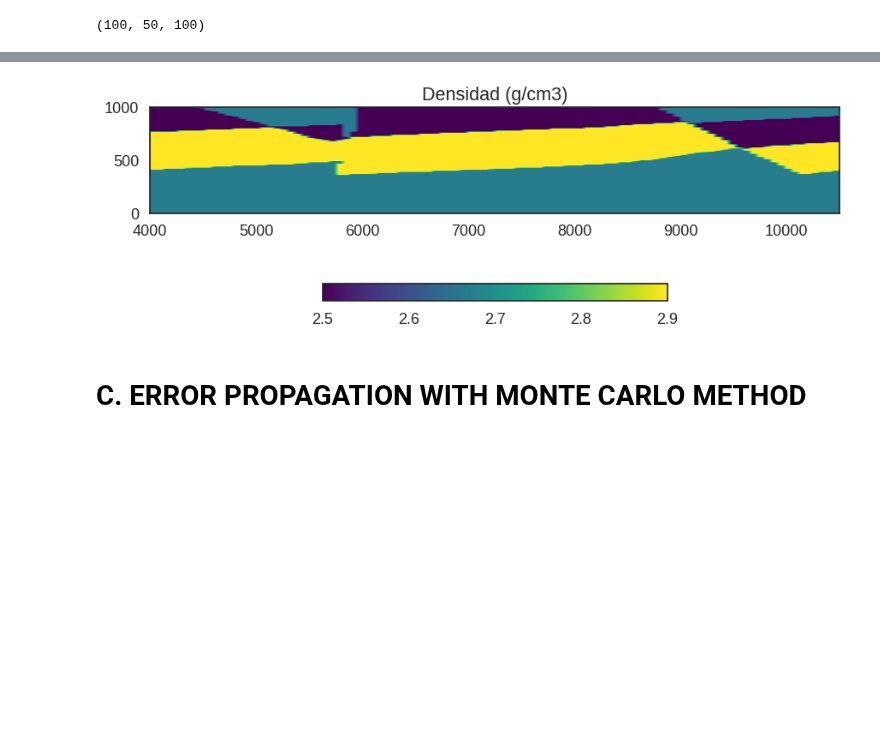
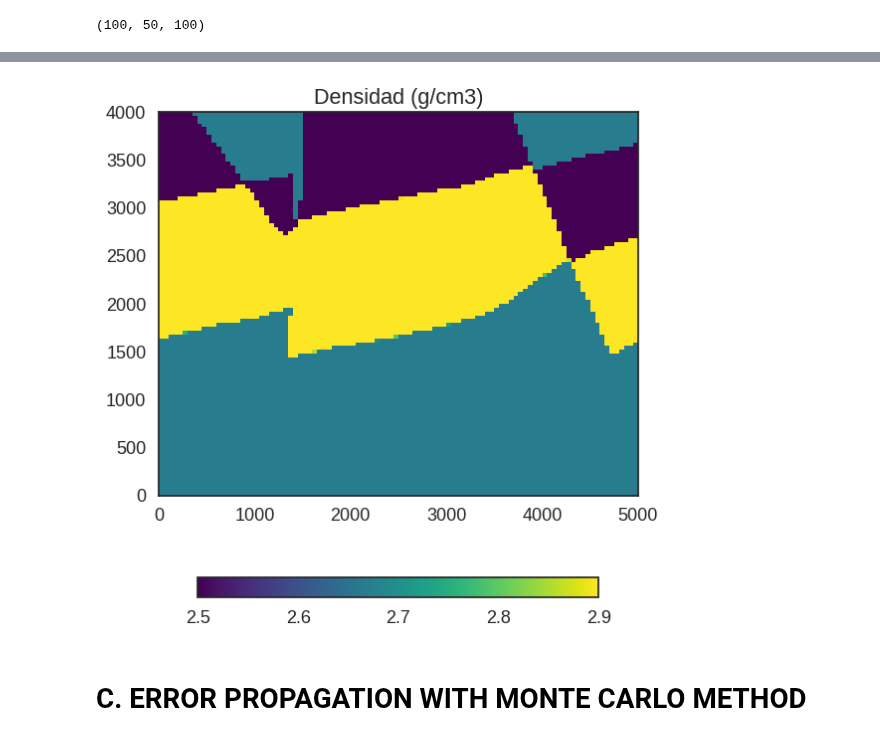
Before and after one commit to hdspgroup/SeismicEnhancement, a Jupyter notebook: geologicalmodeling/notebooks/04_PORTETE.ipynb, the cells around one changed output, grey strips where cells are left out. Cells and saved outputs as stored; diff of their text form; code cells hidden in the pictures; blank space fills up the shorter version.

```diff
--- a/geologicalmodeling/notebooks/04_PORTETE.ipynb
+++ b/geologicalmodeling/notebooks/04_PORTETE.ipynb
@@ -338,16 +338,16 @@ xp =np.load('densidad.npy')
 # %%
 import matplotlib.pyplot as plt
 
 
-plt.imshow(xp[:,0,:], cmap='viridis', extent=[4000, 10500, 0, 1000, -2000, 100])
+plt.imshow(xp[:,0,:], cmap='viridis', extent=[0, 5000, 0, 4000, -500, 2000])
 #plt.title('Velocidad de Onda P (m/s)')
 plt.title('Densidad (g/cm3)')
 plt.colorbar(location="bottom", shrink=0.5)
 #plt.savefig('vp.png', dpi=300, bbox_inches='tight')
 plt.savefig('densidad.png', dpi=300, bbox_inches='tight')
 plt.show()
 # %% [output]
-[figure, old version]
+[figure, new version]
 # %% [markdown]
 # C. ERROR PROPAGATION WITH MONTE CARLO METHOD
 # %%
```
Also changed, not shown: parts of 5 cells of this notebook.
